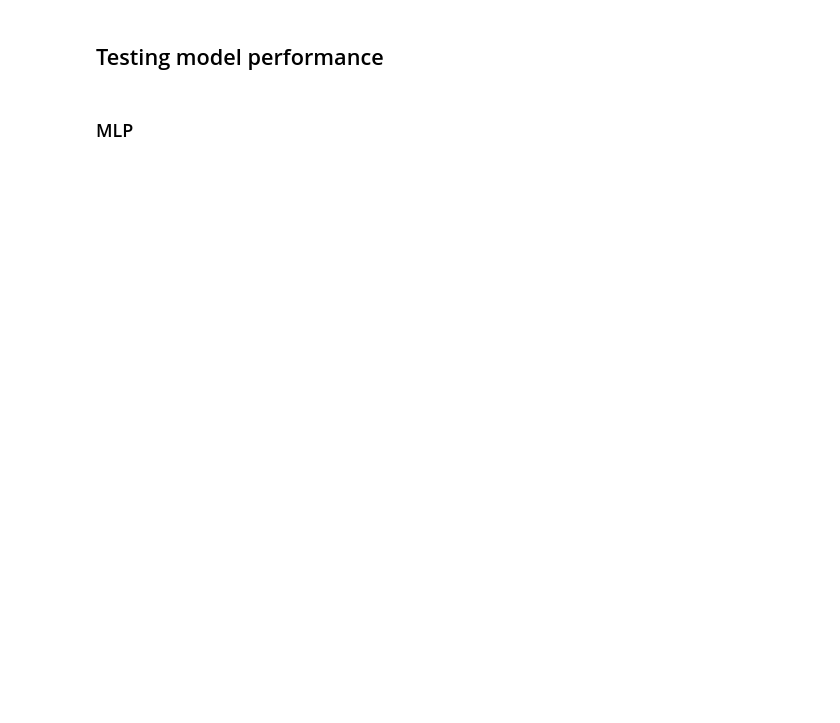
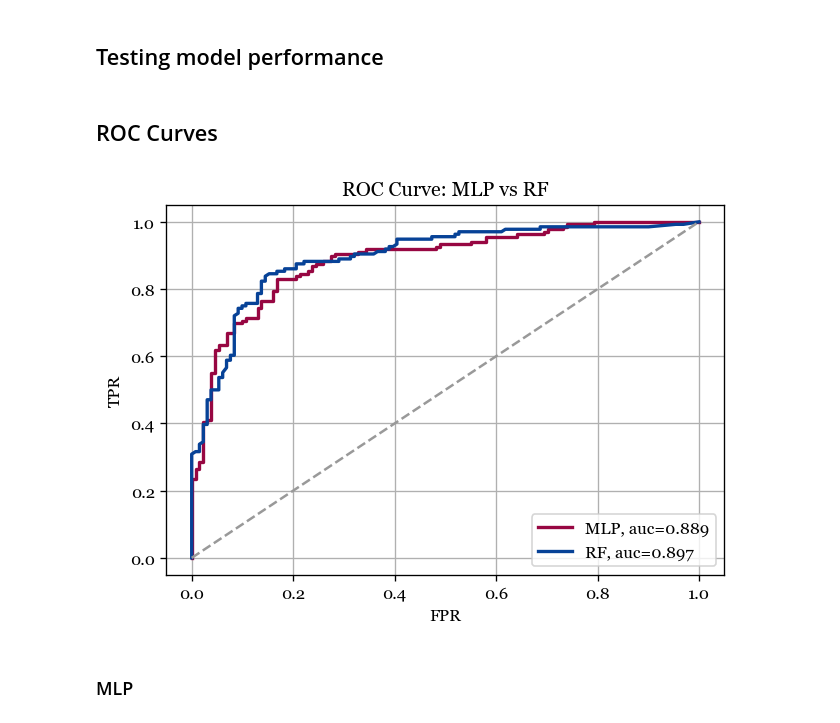
Before and after one commit to judy-theodora/m31gc-project, a Jupyter notebook: main.ipynb, the cells around one changed output. Saved outputs shown, nothing was run; the diff lists cells and outputs as text; code cells hidden in the pictures; blank space fills up the shorter version.

```diff
--- a/main.ipynb
+++ b/main.ipynb
@@ -634,0 +628,2 @@ Field 406
+# %% [markdown]
+## ROC Curves
@@ -635,3 +648,39 @@ Field 406
+# %%
+X = df[features]
+y = df['class']
+# split and scale the data
+scaler = preprocessing.StandardScaler().fit(X)
+X_scaled = scaler.transform(X)
+X_train, X_test, y_train, y_test = train_test_split(X_scaled, y, train_size=train_size) # X_scaled
+# train the regressor model
+mlp_classifier = MLPClassifier(hidden_layer_sizes=hidden_layer_sizes,
+                                   activation=activation, alpha=alpha, max_iter=max_iter, max_fun=max_fun,
+                                   learning_rate='constant', solver=solver
+                                  ).fit(X_train,y_train)
+rf_classifier = RandomForestClassifier(n_estimators=n_estimators, max_depth=max_depth,
+                                    criterion=criterion, max_leaf_nodes=max_leaf_nodes, max_features=max_features,
+                                    min_samples_leaf=min_samples_leaf,min_samples_split=min_samples_split,n_jobs=-1
+                                   ).fit(X_train,y_train)
+# %%
+from sklearn.metrics import roc_curve, roc_auc_score
+
+mlpfpr, mlptpr, thresholds = roc_curve(list(y_test.values),mlp_classifier.predict_proba(X_test)[:,1],pos_label='gc')
+mlpauc = roc_auc_score(list(y_test.values),mlp_classifier.predict_proba(X_test)[:,1])
+rffpr, rftpr, thresholds = roc_curve(list(y_test.values),rf_classifier.predict_proba(X_test)[:,1],pos_label='gc')
+rfauc = roc_auc_score(list(y_test.values),rf_classifier.predict_proba(X_test)[:,1])
+# %%
+plt.figure(dpi=120, figsize=(6,4))
+plt.plot(mlpfpr,mlptpr,label=f'MLP, auc={mlpauc:.3f}',color='#970742', linewidth=2)
+plt.plot(rffpr,rftpr,label=f'RF, auc={rfauc:.3f}',color='#074297',linewidth=2)
+plt.plot([0,1],[0,1],linestyle='--',color='0.6')
+plt.legend()
+plt.grid()
+plt.xlabel('FPR')
+plt.ylabel('TPR')
+plt.title('ROC Curve: MLP vs RF')
+plt.show()
+# %% [output]
+[figure, added]
 # %% [markdown]
 ### MLP
 # %%
```
Also changed, not shown: parts of 93 cells of this notebook, 7 other files.
